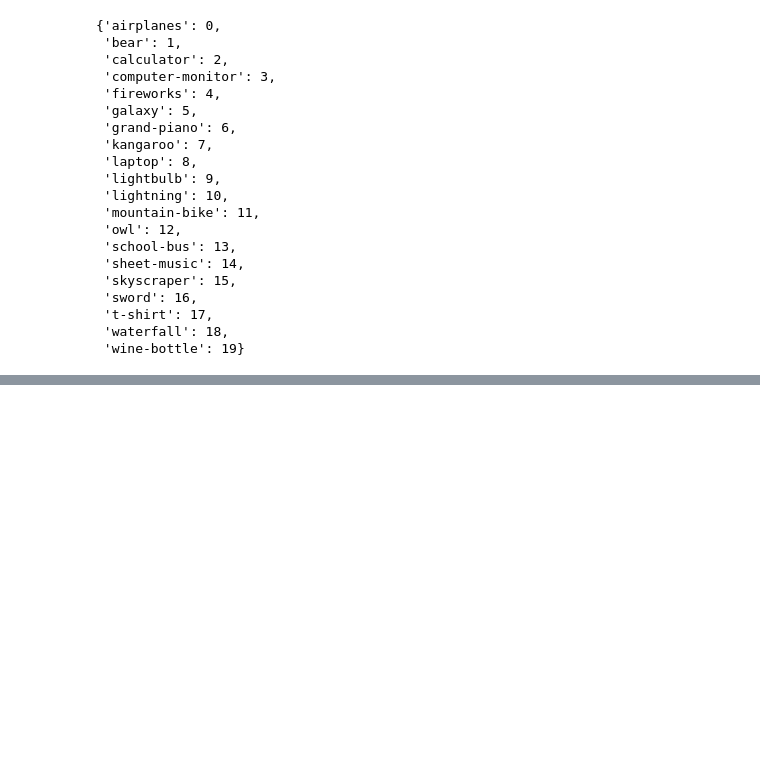
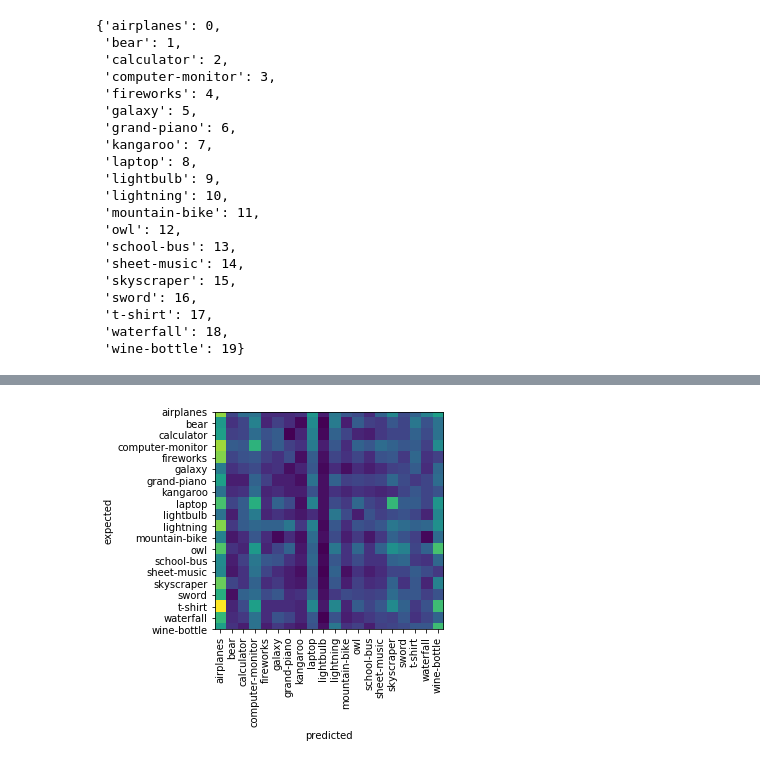
Before and after one commit to mett29/DL-Competition, a Jupyter notebook: image_classification.ipynb, the cells around one changed output, grey strips where cells are left out. Saved outputs shown, nothing was run; the diff lists cells and outputs as text; code cells hidden in the pictures; blank space fills up the shorter version.

```diff
--- a/image_classification.ipynb
+++ b/image_classification.ipynb
@@ -298,0 +275,18 @@ plt.show()
+# %%
+res = model.predict(train_dataset, steps=len(train_gen))
+
+#print(res)
+confusion_matrix = [[ 0 for i in range(0,20)] for i in range(0,20)];
+# %%
+it = iter(train_dataset)
+i = 0;
+for x in range(0,len(train_gen)):
+  batch = next(it)
+  labels = batch[1]
+
+  for l in labels:
+    expected = np.argmax(l)
+    predicted = np.argmax(res[i]);
+    #print(l, expected, res[i], predicted)
+    confusion_matrix[expected][predicted] +=1
+    i+=1
@@ -298,0 +316,9 @@ plt.show()
+# %%
+plt.figure()
+plt.imshow(confusion_matrix)
+plt.yticks(range(0,20), labels=classes);
+plt.xticks(range(0,20), labels=classes, rotation='vertical' );
+plt.ylabel("expected");
+plt.xlabel("predicted");
+# %% [output]
+[figure, added]
```
Also changed, not shown: parts of 12 cells of this notebook, 1 other file.
